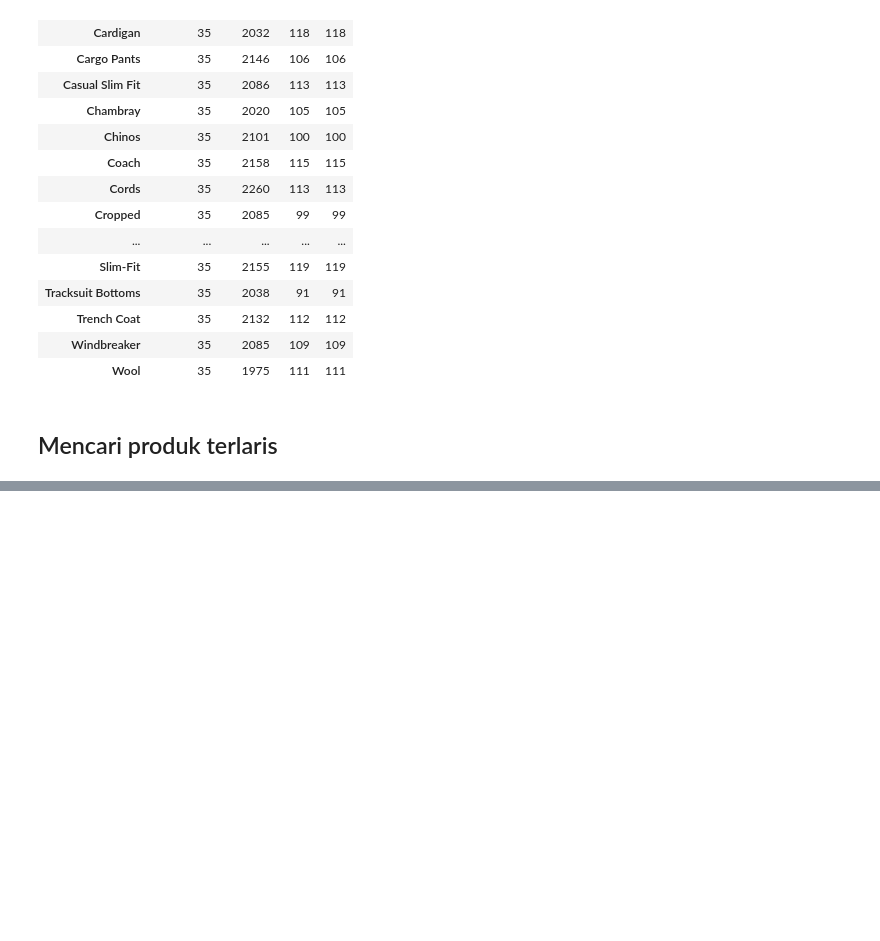
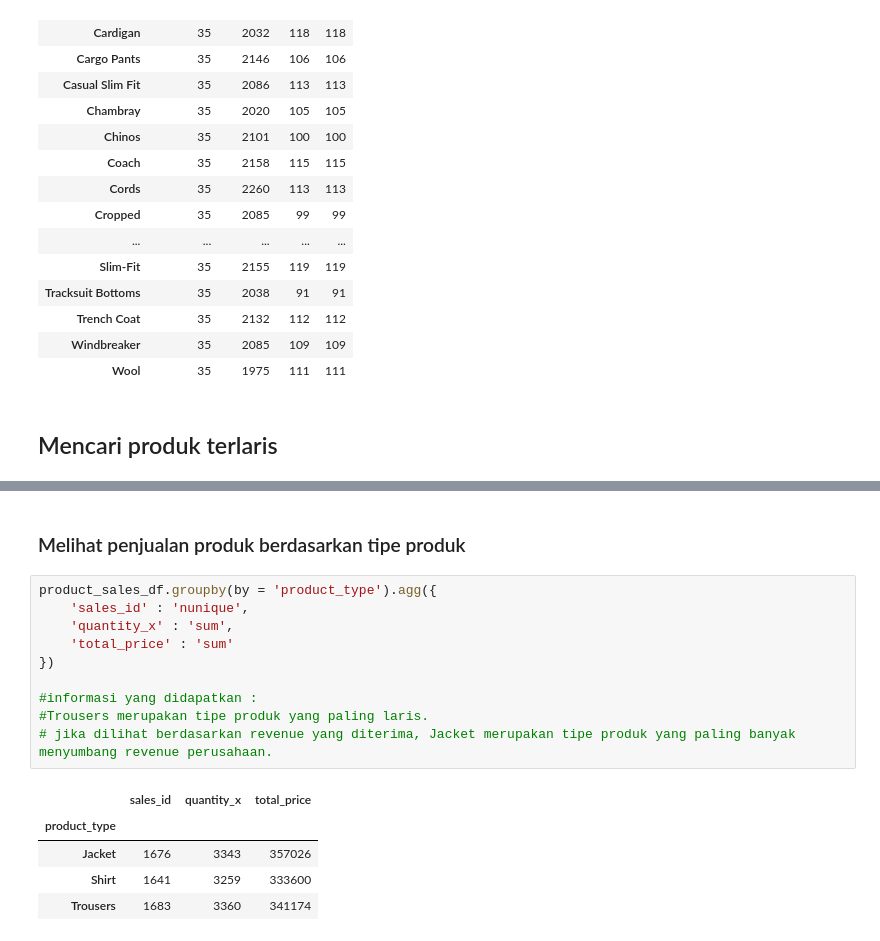
Before and after one commit to Edy-Mochamad/project-product_sales, a Jupyter notebook: notebook.ipynb, the cells around one changed output, grey strips where cells are left out. Drawn from its saved outputs; the diff is of its cells as text; blank space fills up the shorter version.

```diff
--- a/notebook.ipynb
+++ b/notebook.ipynb
@@ -746,0 +747,18 @@ product_sales_df.head(10)
+# %% [markdown]
+### Melihat penjualan produk berdasarkan tipe produk
+# %%
+product_sales_df.groupby(by = 'product_type').agg({
+    'sales_id' : 'nunique',
+    'quantity_x' : 'sum',
+    'total_price' : 'sum'
+})
+
+#informasi yang didapatkan :
+#Trousers merupakan tipe produk yang paling laris.
+# jika dilihat berdasarkan revenue yang diterima, Jacket merupakan tipe produk yang paling banyak menyumbang revenue perusahaan.
+# %% [output]
+|  | sales_id | quantity_x | total_price |
+| product_type |  |  |  |
+| Jacket | 1676 | 3343 | 357026 |
+| Shirt | 1641 | 3259 | 333600 |
+| Trousers | 1683 | 3360 | 341174 |
```
Also changed, not shown: parts of 3 cells of this notebook.
